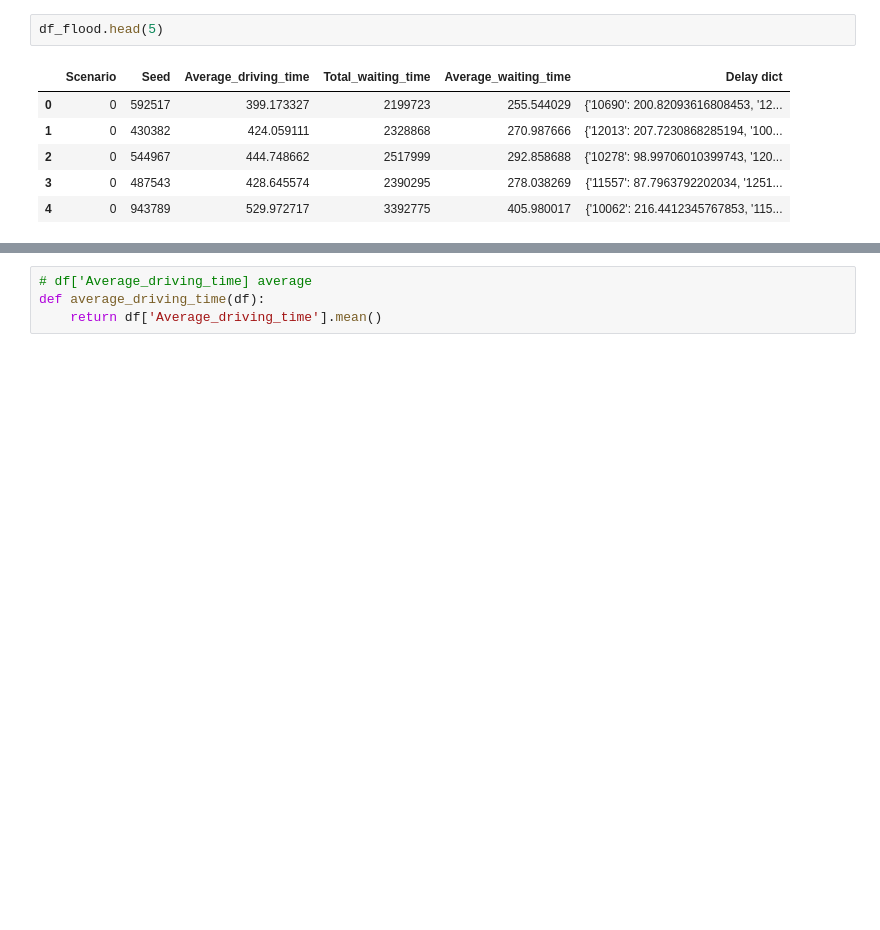
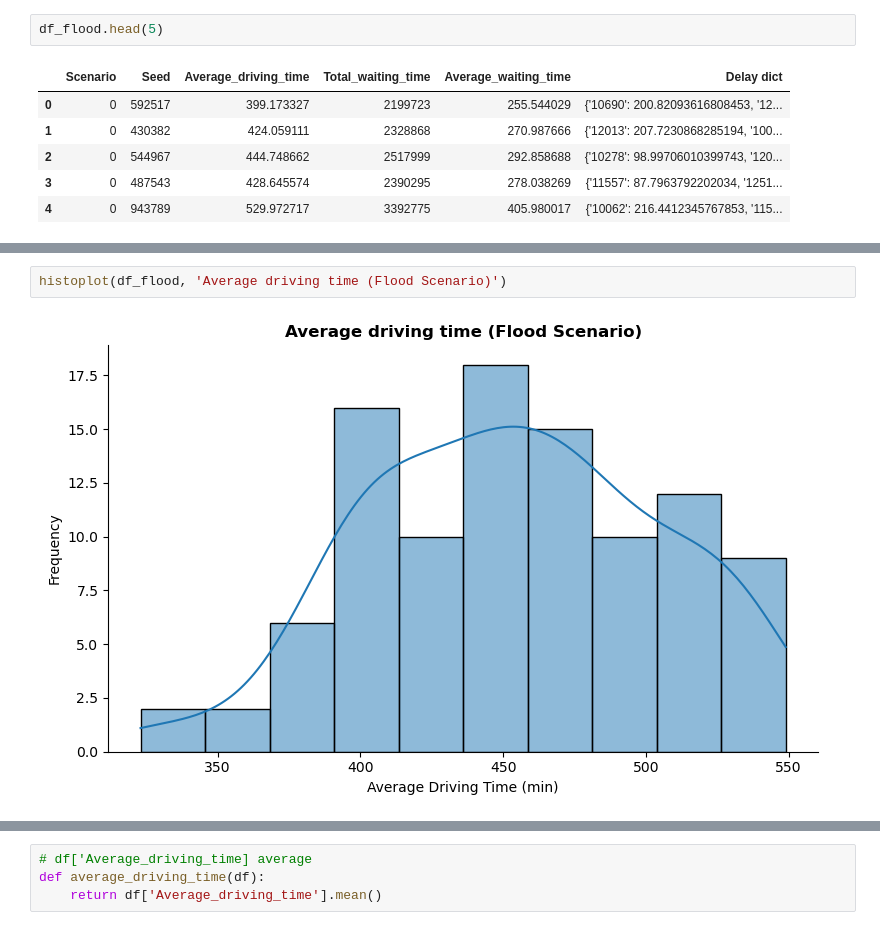
Before and after one commit to daniela1998/Advanced-Simulation-Assignments, a Jupyter notebook: Assignment 4/EPA1352-G16-A4-data scraping/notebook/Vulnerability analyses.ipynb, the cells around one changed output, grey strips where cells are left out. Drawn from its saved outputs; the diff is of its cells as text; blank space fills up the shorter version.

```diff
--- a/Assignment 4/EPA1352-G16-A4-data scraping/notebook/Vulnerability analyses.ipynb
+++ b/Assignment 4/EPA1352-G16-A4-data scraping/notebook/Vulnerability analyses.ipynb
@@ -40,0 +80,4 @@ histoplot(df_ht, 'Flood False, Heavy Truck True')
+# %%
+histoplot(df_flood, 'Average driving time (Flood Scenario)')
+# %% [output]
+[figure, added]
```
Also changed, not shown: parts of 16 cells of this notebook.
